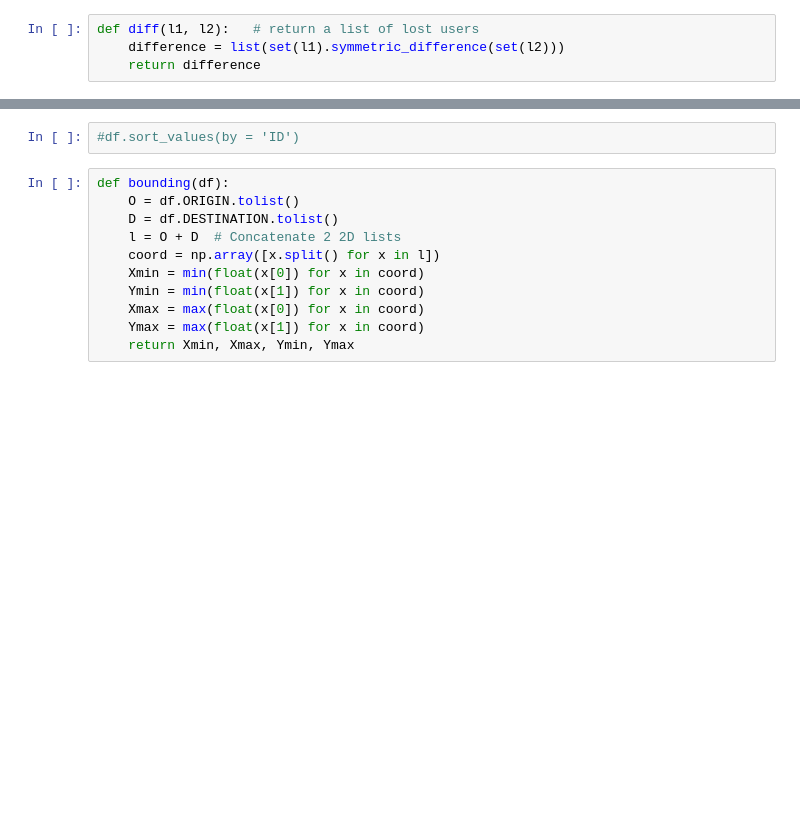
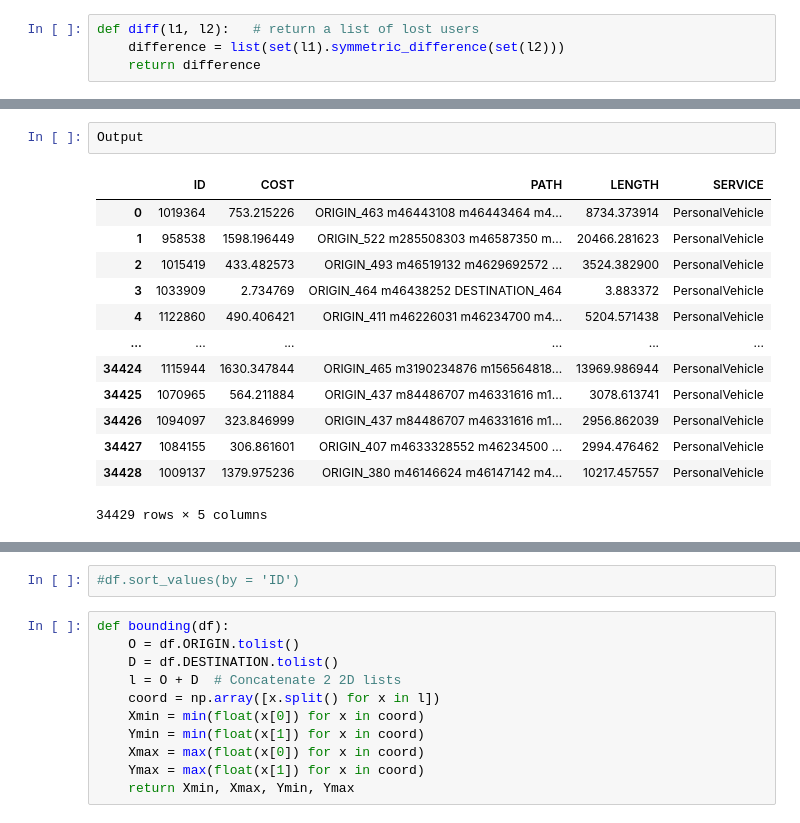
Before and after one commit to Xinyun77/stage_4A, a Jupyter notebook: Test_missingUsers.ipynb, the cells around one changed output, grey strips where cells are left out. Drawn from its saved outputs; the diff is of its cells as text; blank space fills up the shorter version.

```diff
--- a/Test_missingUsers.ipynb
+++ b/Test_missingUsers.ipynb
@@ -36,0 +37,16 @@ Input
+# %%
+Output
+# %% [output]
+|  | ID | COST | PATH | LENGTH | SERVICE |
+| 0 | 1019364 | 753.215226 | ORIGIN_463 m46443108 m46443464 m4... | 8734.373914 | PersonalVehicle |
+| 1 | 958538 | 1598.196449 | ORIGIN_522 m285508303 m46587350 m... | 20466.281623 | PersonalVehicle |
+| 2 | 1015419 | 433.482573 | ORIGIN_493 m46519132 m4629692572 ... | 3524.382900 | PersonalVehicle |
+| 3 | 1033909 | 2.734769 | ORIGIN_464 m46438252 DESTINATION_464 | 3.883372 | PersonalVehicle |
+| 4 | 1122860 | 490.406421 | ORIGIN_411 m46226031 m46234700 m4... | 5204.571438 | PersonalVehicle |
+| ... | ... | ... | ... | ... | ... |
+| 34424 | 1115944 | 1630.347844 | ORIGIN_465 m3190234876 m156564818... | 13969.986944 | PersonalVehicle |
+| 34425 | 1070965 | 564.211884 | ORIGIN_437 m84486707 m46331616 m1... | 3078.613741 | PersonalVehicle |
+| 34426 | 1094097 | 323.846999 | ORIGIN_437 m84486707 m46331616 m1... | 2956.862039 | PersonalVehicle |
+| 34427 | 1084155 | 306.861601 | ORIGIN_407 m4633328552 m46234500 ... | 2994.476462 | PersonalVehicle |
+| 34428 | 1009137 | 1379.975236 | ORIGIN_380 m46146624 m46147142 m4... | 10217.457557 | PersonalVehicle |
+34429 rows × 5 columns
```
Also changed, not shown: parts of 32 cells of this notebook.
